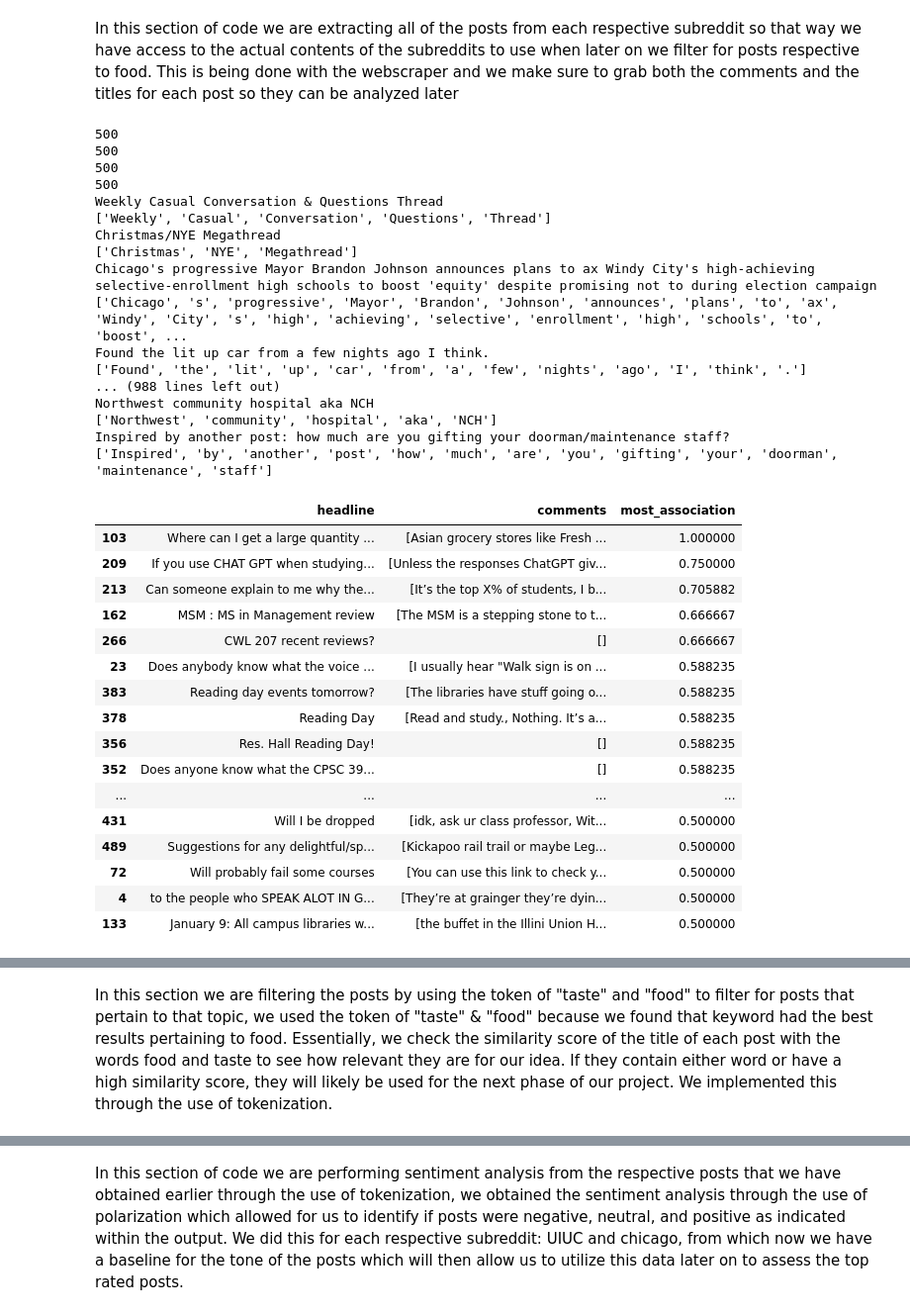
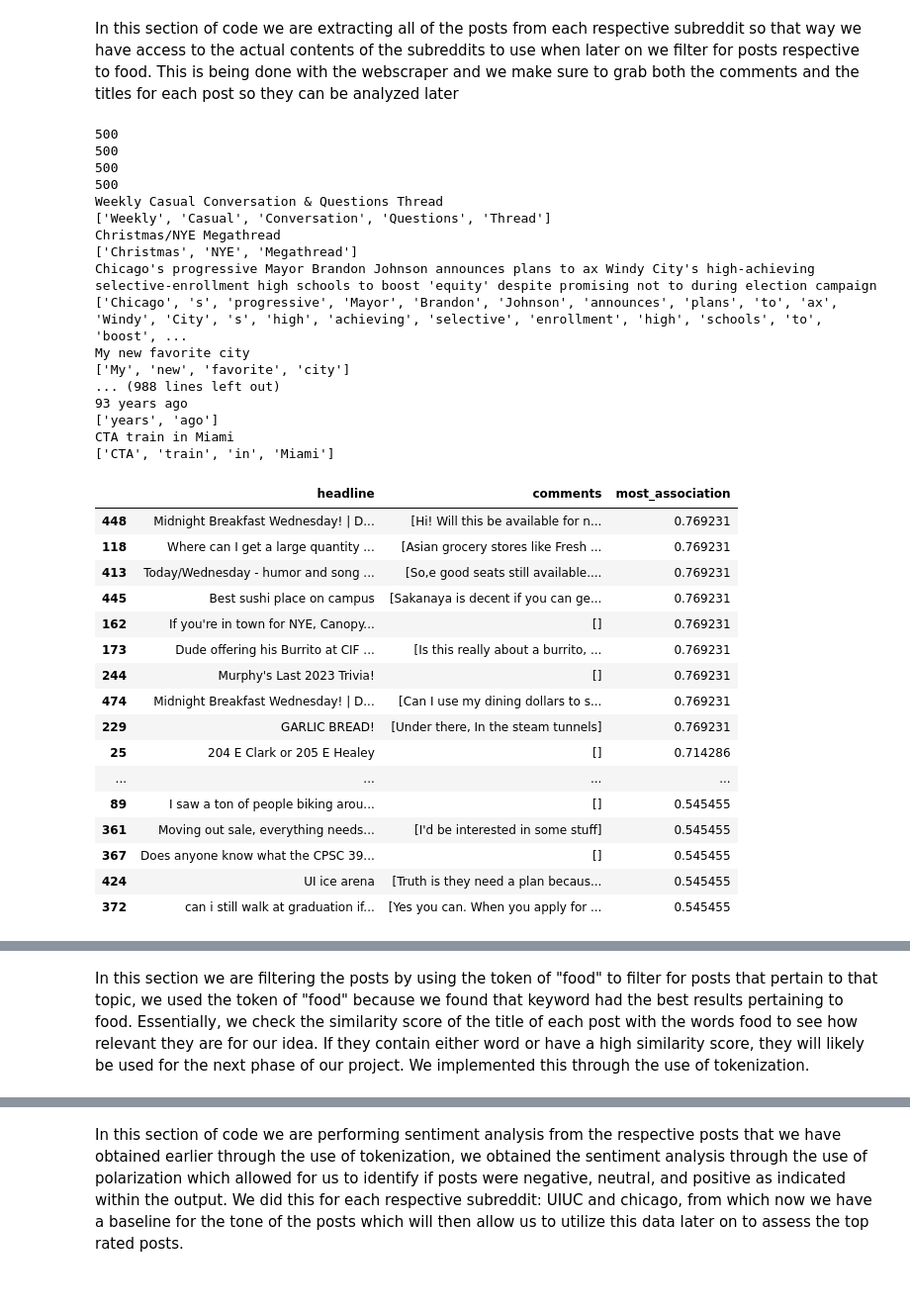
Before and after one commit to hrani2/final_project_410, a Jupyter notebook: sentiment_analysis.ipynb, the cells around one changed output, grey strips where cells are left out. Shown at 99% size. Saved outputs shown, nothing was run; the diff lists cells and outputs as text; code cells hidden in the pictures; blank space fills up the shorter version.

```diff
--- a/sentiment_analysis.ipynb
+++ b/sentiment_analysis.ipynb
@@ -111,7 +112,7 @@ for index, row in df.iterrows():
   total_association = 0
   for word in tokenize_list:
     word1 = word
-    word2 = "taste"
+    word2 = "food"
     if len(wn.synsets(word1)) == 0:
       continue
     syn1 = wn.synsets(word1)[0]
@@ -146,53 +147,53 @@ for index, row in df2.iterrows():
     word1 = word
     word2 = "food"
     if len(wn.synsets(word1)) == 0:
       continue
     syn1 = wn.synsets(word1)[0]
     syn2 = wn.synsets(word2)[0]
     value = syn1.wup_similarity(syn2)
     if value > total_association:
       total_association = value
 
   df2.at[index, 'most_association'] = total_association
 df2 = df2.sort_values(by=['most_association'], ascending=False)
 df2 = df2.head(50)
 
 # displaying both dfs
 display(df)
 display(df2)
 # %% [output]
 500
 500
 500
 500
 Weekly Casual Conversation & Questions Thread
 ['Weekly', 'Casual', 'Conversation', 'Questions', 'Thread']
 Christmas/NYE Megathread
 ['Christmas', 'NYE', 'Megathread']
 Chicago's progressive Mayor Brandon Johnson announces plans to ax Windy City's high-achieving selective-enrollment high schools to boost 'equity' despite promising not to during election campaign
 ['Chicago', 's', 'progressive', 'Mayor', 'Brandon', 'Johnson', 'announces', 'plans', 'to', 'ax', 'Windy', 'City', 's', 'high', 'achieving', 'selective', 'enrollment', 'high', 'schools', 'to', 'boost', ...
-Found the lit up car from a few nights ago I think.
-['Found', 'the', 'lit', 'up', 'car', 'from', 'a', 'few', 'nights', 'ago', 'I', 'think', '.']
+My new favorite city
+['My', 'new', 'favorite', 'city']
 ... (988 lines left out)
-Northwest community hospital aka NCH
-['Northwest', 'community', 'hospital', 'aka', 'NCH']
-Inspired by another post: how much are you gifting your doorman/maintenance staff?
-['Inspired', 'by', 'another', 'post', 'how', 'much', 'are', 'you', 'gifting', 'your', 'doorman', 'maintenance', 'staff']
+93 years ago
+['years', 'ago']
+CTA train in Miami
+['CTA', 'train', 'in', 'Miami']
 |  | headline | comments | most_association |
-| 103 | Where can I get a large quantity ... | [Asian grocery stores like Fresh ... | 1.000000 |
-| 209 | If you use CHAT GPT when studying... | [Unless the responses ChatGPT giv... | 0.750000 |
-| 213 | Can someone explain to me why the... | [It’s the top X% of students, I b... | 0.705882 |
-| 162 | MSM : MS in Management review | [The MSM is a stepping stone to t... | 0.666667 |
-| 266 | CWL 207 recent reviews? | [] | 0.666667 |
-| 23 | Does anybody know what the voice ... | [I usually hear "Walk sign is on ... | 0.588235 |
-| 383 | Reading day events tomorrow? | [The libraries have stuff going o... | 0.588235 |
-| 378 | Reading Day | [Read and study., Nothing. It’s a... | 0.588235 |
-| 356 | Res. Hall Reading Day! | [] | 0.588235 |
-| 352 | Does anyone know what the CPSC 39... | [] | 0.588235 |
+| 448 | Midnight Breakfast Wednesday! | D... | [Hi! Will this be available for n... | 0.769231 |
+| 118 | Where can I get a large quantity ... | [Asian grocery stores like Fresh ... | 0.769231 |
+| 413 | Today/Wednesday - humor and song ... | [So,e good seats still available.... | 0.769231 |
+| 445 | Best sushi place on campus | [Sakanaya is decent if you can ge... | 0.769231 |
+| 162 | If you're in town for NYE, Canopy... | [] | 0.769231 |
+| 173 | Dude offering his Burrito at CIF ... | [Is this really about a burrito, ... | 0.769231 |
+| 244 | Murphy's Last 2023 Trivia! | [] | 0.769231 |
+| 474 | Midnight Breakfast Wednesday! | D... | [Can I use my dining dollars to s... | 0.769231 |
+| 229 | GARLIC BREAD! | [Under there, In the steam tunnels] | 0.769231 |
+| 25 | 204 E Clark or 205 E Healey | [] | 0.714286 |
 | ... | ... | ... | ... |
-| 431 | Will I be dropped | [idk, ask ur class professor, Wit... | 0.500000 |
-| 489 | Suggestions for any delightful/sp... | [Kickapoo rail trail or maybe Leg... | 0.500000 |
-| 72 | Will probably fail some courses | [You can use this link to check y... | 0.500000 |
-| 4 | to the people who SPEAK ALOT IN G... | [They’re at grainger they’re dyin... | 0.500000 |
-| 133 | January 9: All campus libraries w... | [the buffet in the Illini Union H... | 0.500000 |
+| 89 | I saw a ton of people biking arou... | [] | 0.545455 |
+| 361 | Moving out sale, everything needs... | [I'd be interested in some stuff] | 0.545455 |
+| 367 | Does anyone know what the CPSC 39... | [] | 0.545455 |
+| 424 | UI ice arena | [Truth is they need a plan becaus... | 0.545455 |
+| 372 | can i still walk at graduation if... | [Yes you can. When you apply for ... | 0.545455 |
 |  | headline | comments | most_association |
@@ -215,5 +216,5 @@ Inspired by another post: how much are you gifting your doorman/maintenance staf
 # %% [markdown]
-In this section we are filtering the posts by using the token of "taste" and "food" to filter for posts that pertain to that topic, we used the token of "taste" & "food" because we found that keyword had the best results pertaining to food. Essentially, we check the similarity score of the title of each post with the words food and taste to see how relevant they are for our idea. If they contain either word or have a high similarity score, they will likely be used for the next phase of our project.
+In this section we are filtering the posts by using the token of "food" to filter for posts that pertain to that topic, we used the token of "food" because we found that keyword had the best results pertaining to food. Essentially, we check the similarity score of the title of each post with the words food to see how relevant they are for our idea. If they contain either word or have a high similarity score, they will likely be used for the next phase of our project.
 We implemented this through the use of tokenization.
 # %%
 # starting sentiment analysis
```
Also changed, not shown: parts of 11 cells of this notebook.
